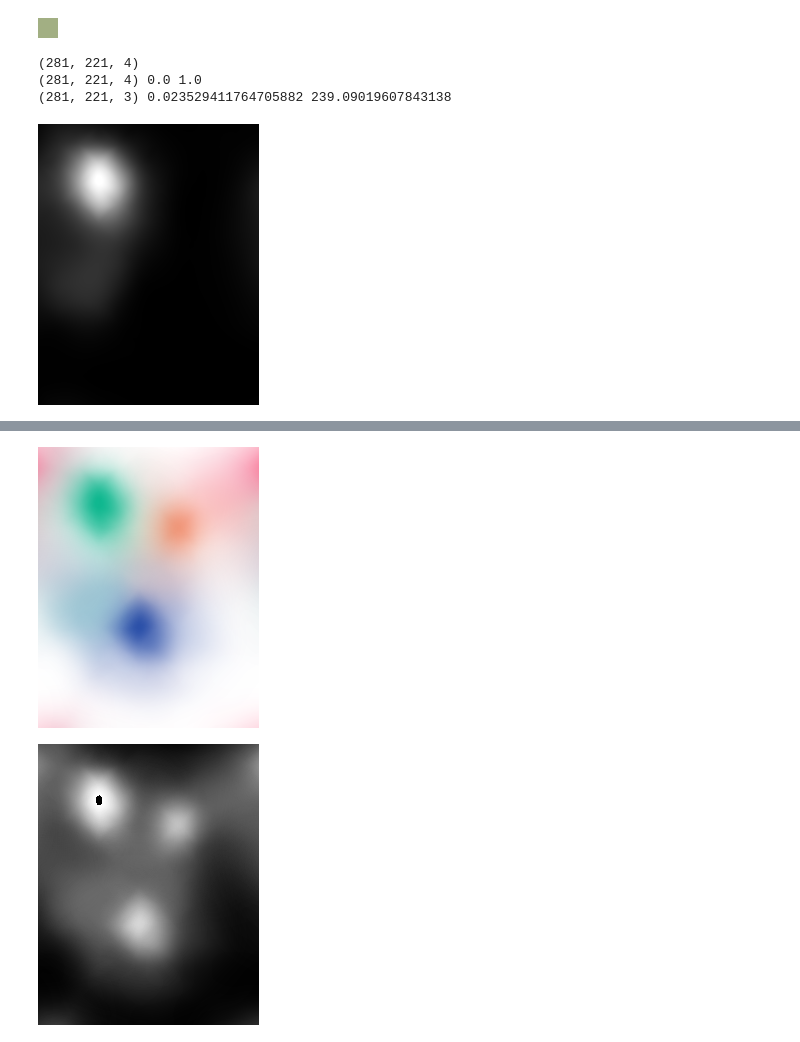
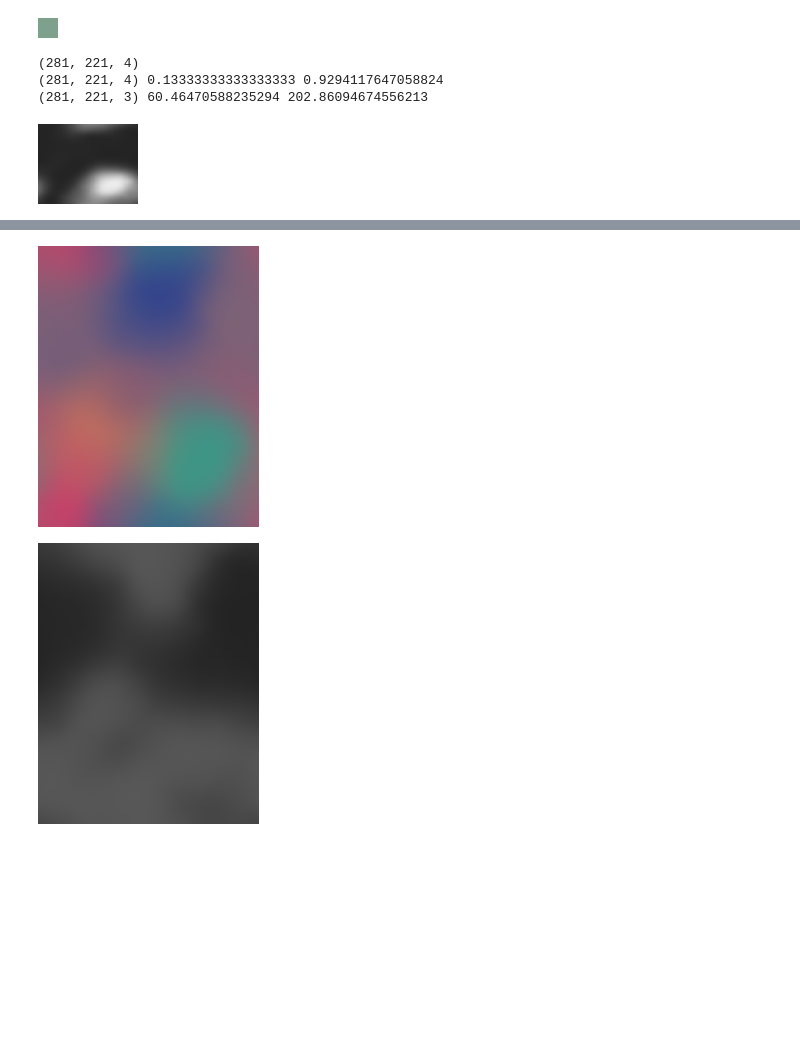
Before and after one commit to laurahsisson/aromap, a Jupyter notebook: chart.ipynb, the cells around one changed output, grey strips where cells are left out. Cells and saved outputs as stored; diff of their text form; code cells hidden in the pictures; blank space fills up the shorter version.

Commit message:
Better results with different activation function

```diff
--- a/chart.ipynb
+++ b/chart.ipynb
@@ -97,7 +97,7 @@ def do_train(config,verbose=False):
 
     # steps = int(config["width"] * config["height"])
     # steps = config["width"], config["height"]
-    steps = int(config["width"] * config["height"])
+    steps = int((config["width"] * config["height"]))
     for i in tqdm.tqdm(range(steps),smoothing=0, disable=not verbose):
         map.update_batch(encodings)
         map.do_decay()
@@ -116,6 +116,6 @@ step = .05
 map = do_train({'width': mapw, 'height': maph, "gauss":min(mapw,maph)/2, "decay": .99, "onehot": True},verbose=True)
 note_encodings = torch.stack([multi_hot([n]) for n,f in all_notes.most_common()])
 all_activations = torch.stack([map.get_activations(enc) for enc in note_encodings])
-amin, amax = all_activations.min(), all_activations.max()
+print(all_activations.min(), all_activations.max())
 # %% [output]
 0.9828478182485252
@@ -122,9 +123,7 @@ amin, amax = all_activations.min(), all_activations.max()
 # %%
 import PIL
 def normalize(actvn,thresh=0):
-    norm = (actvn - amin) / (amax - amin)
-    norm = torch.clamp(norm,0,1)
-    return torch.nn.functional.threshold(norm,thresh,0)
+    return torch.nn.functional.threshold(actvn,thresh,0)
 
 def to_img_array(actvn,step,invert,thresh=0):
     _, rsz_actvn, rsz_shape = map.interpolate(actvn,step,method="cubic")
@@ -133,7 +132,7 @@ def to_img_array(actvn,step,invert,thresh=0):
         mtrx = 1-mtrx
     mtrx_norm = mtrx*255
 
-    return mtrx_norm.astype('uint8')
+    return clean(mtrx_norm)
 
 def add_border(pil_img, border):
     width, height = pil_img.size
@@ -143,8 +142,14 @@ def add_border(pil_img, border):
     result.paste(pil_img, (border, border))
     return result
 
+def clean(img_array):
+    assert img_array.min() >= 0 and img_array.max() <= 255
+    return img_array.astype('uint8')
+
+
 def make_bw_pil(img_array, border=0):
     assert img_array.dtype=="uint8"
+    assert img_array.min() >= 0 and img_array.max() <= 255
     w,h = img_array.shape
     img = PIL.Image.fromarray(img_array,mode="L")
     return add_border(img,border)
@@ -174,6 +179,7 @@ herbal w/ (0.00,0.37)
 # %%
 def make_rgb_pil(img_array,border=0):
     assert img_array.dtype=="uint8"
+    assert img_array.min() >= 0 and img_array.max() <= 255
     w,h,c = img_array.shape
     assert c == 3
     img = PIL.Image.fromarray(img_array,mode="RGB")
@@ -301,7 +307,7 @@ def draw_square(color):
     display(PIL.Image.new("RGB", (20, 20), color))
 
 # Roughly the center
-blend = layers[140,110,:]
+blend = layers[int(layers.shape[0]/2),int(layers.shape[1]/2),:]
 color_array = []
 for i,color in enumerate(palette):
     rgb_color = PIL.ImageColor.getrgb(f"#{color}")
@@ -361,19 +367,20 @@ draw_square(colors.to_hex(weighted_sum))
 # %%
 print(layers.shape)
 layer_weights = layers.astype(float)/255
 # Expect between 0 and 1 (where 1 is the high blend).
 # This will break if we have white colors with weights.sum() > 1
 
 print(layer_weights.shape,layer_weights.min(),layer_weights.max())
 # No need to multiply by (layer_weights.sum(axis=-1,keepdims=True))
-layer_color = np.matmul(layer_weights,color_array)
+layer_color = np.matmul(layer_weights,color_array) / (layer_weights.sum(axis=-1,keepdims=True))
+layer_color = np.nan_to_num(layer_color,0)
 print(layer_color.shape,layer_color.min(),layer_color.max())
 layer_color = layer_color.astype('uint8')
 for l in range(layers.shape[-1]):
-    display(make_bw_pil(layers[...,l]))
+    display(make_bw_pil(layers[...,l]).resize((5*20,4*20),resample=PIL.Image.Resampling.NEAREST))
 display(make_rgb_pil(255-layer_color))
 # %% [output]
 (281, 221, 4)
-(281, 221, 4) 0.0 1.0
-(281, 221, 3) 0.023529411764705882 239.09019607843138
+(281, 221, 4) 0.13333333333333333 0.9294117647058824
+(281, 221, 3) 60.46470588235294 202.86094674556213
-[figure, old version]
+[figure, new version]
@@ -383,6 +390,6 @@ display(make_rgb_pil(255-layer_color))
-[figure, old version]
+[figure, new version]
 # %%
-display(make_bw_pil((layer_weights.sum(axis=-1)*255).astype('uint8')))
+display(make_bw_pil(clean(layer_weights.mean(axis=-1)*255)))
 # %% [output]
-[figure, old version]
+[figure, new version]
 # %%
```
Also changed, not shown: parts of 14 cells of this notebook, 2 other files.
